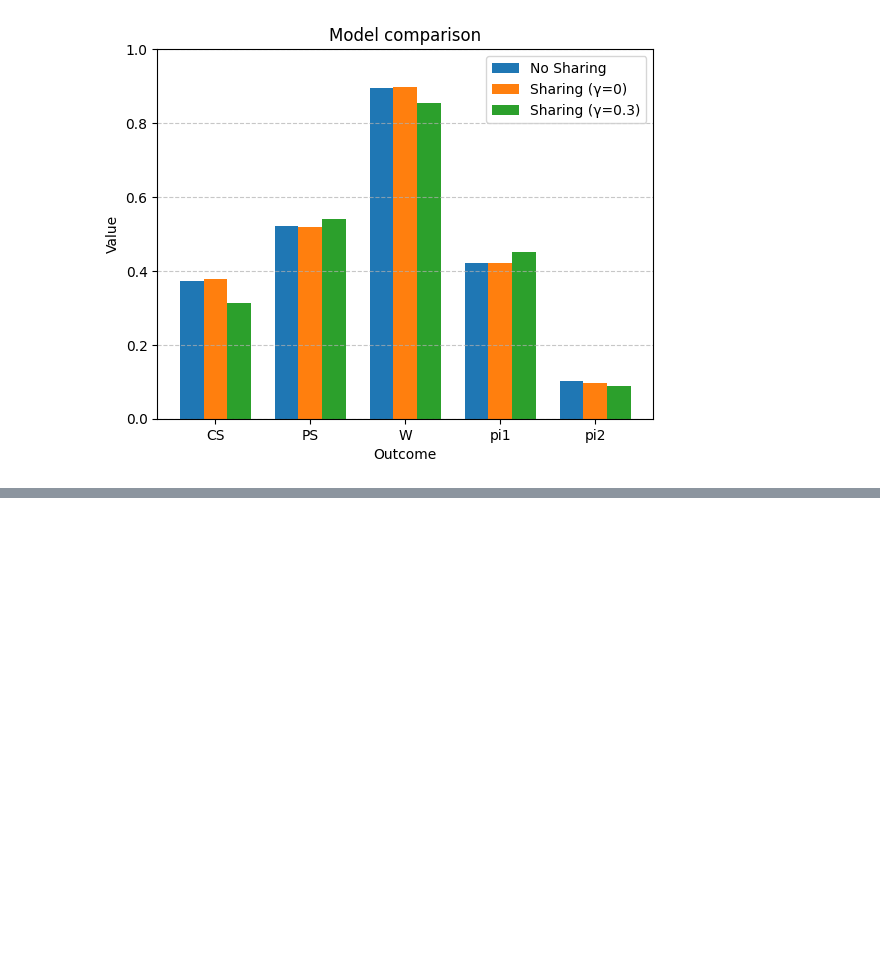
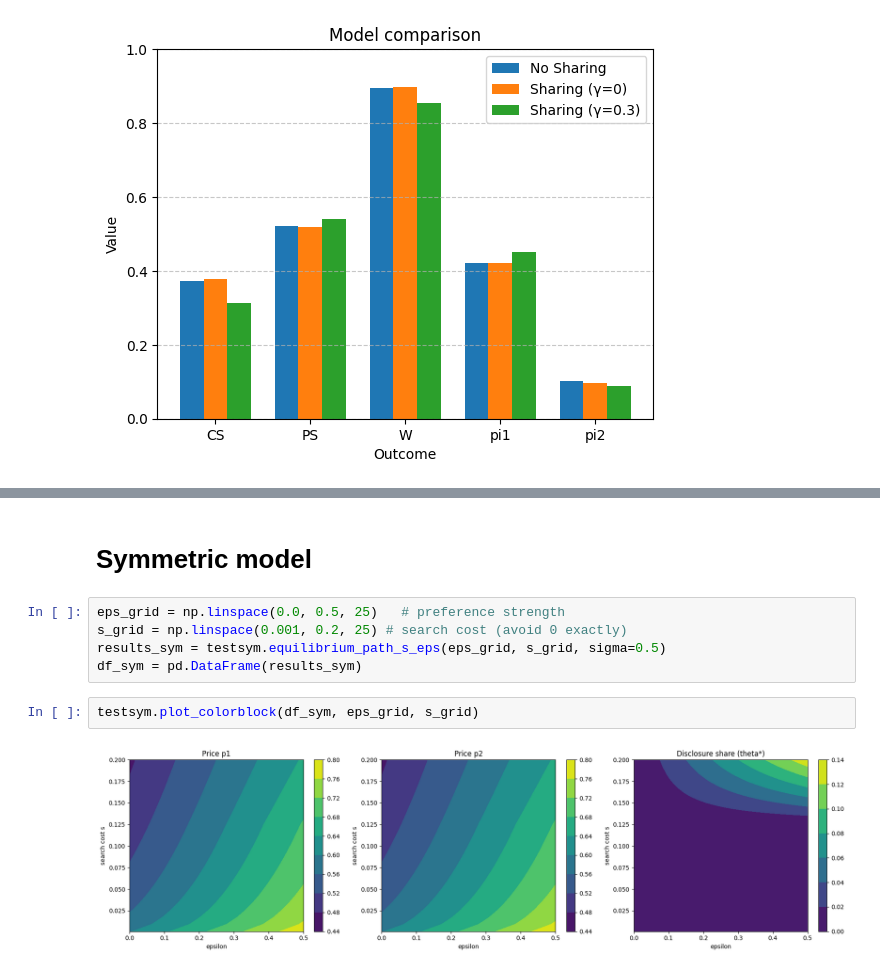
Before and after one commit to lkh927/masters2026, a Jupyter notebook: Model.ipynb, the cells around one changed output, grey strips where cells are left out. Drawn from its saved outputs; the diff is of its cells as text; blank space fills up the shorter version.

```diff
--- a/Model.ipynb
+++ b/Model.ipynb
@@ -302,0 +312,11 @@ model.plot_welfare_comparison(df_eps)
+# %% [markdown]
+# Symmetric model
+# %%
+eps_grid = np.linspace(0.0, 0.5, 25)   # preference strength
+s_grid = np.linspace(0.001, 0.2, 25) # search cost (avoid 0 exactly)
+results_sym = testsym.equilibrium_path_s_eps(eps_grid, s_grid, sigma=0.5)
+df_sym = pd.DataFrame(results_sym)
+# %%
+testsym.plot_colorblock(df_sym, eps_grid, s_grid)
+# %% [output]
+[figure, added]
```
Also changed, not shown: parts of 19 cells of this notebook, 2 other files.
